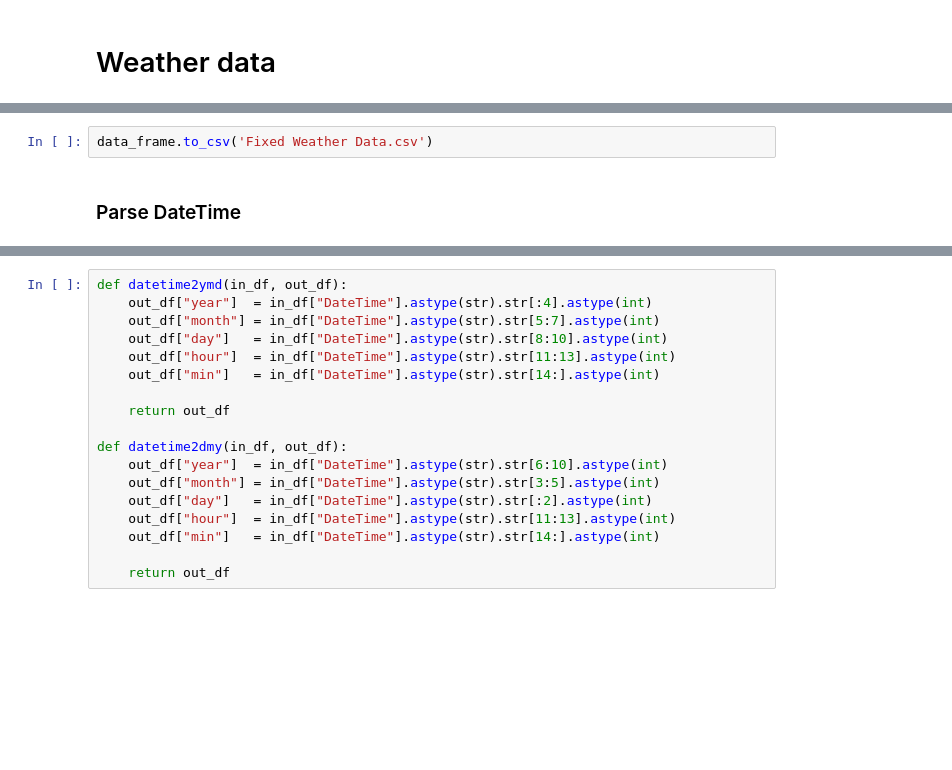
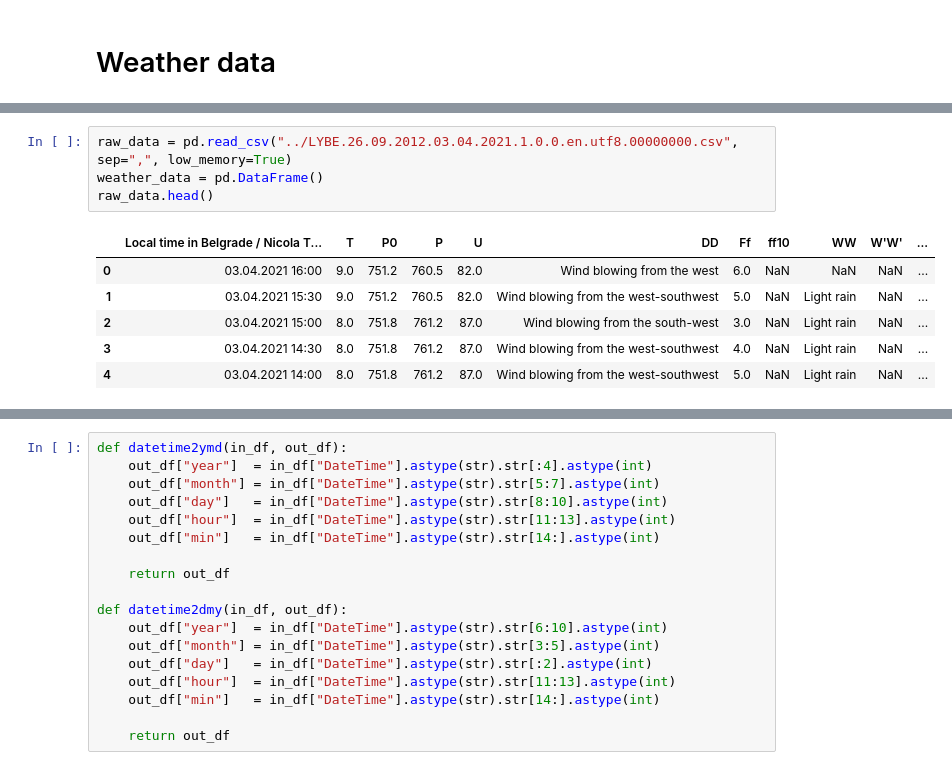
Before and after one commit to basicskill/matf-hackathon, a Jupyter notebook: model/Data Visualization.ipynb, the cells around one changed output, grey strips where cells are left out. Drawn from its saved outputs; the diff is of its cells as text; blank space fills up the shorter version.

```diff
--- a/model/Data Visualization.ipynb
+++ b/model/Data Visualization.ipynb
@@ -103,4 +19,11 @@ data_frame.head(100)
-# %%
-data_frame.to_csv('Fixed Weather Data.csv')
-# %% [markdown]
-### Parse DateTime
+# %%
+raw_data = pd.read_csv("../LYBE.26.09.2012.03.04.2021.1.0.0.en.utf8.00000000.csv", sep=",", low_memory=True)
+weather_data = pd.DataFrame()
+raw_data.head()
+# %% [output]
+|  | Local time in Belgrade / Nicola T... | T | P0 | P | U | DD | Ff | ff10 | WW | W'W' | ... |
+| 0 | 03.04.2021 16:00 | 9.0 | 751.2 | 760.5 | 82.0 | Wind blowing from the west | 6.0 | NaN | NaN | NaN | ... |
+| 1 | 03.04.2021 15:30 | 9.0 | 751.2 | 760.5 | 82.0 | Wind blowing from the west-southwest | 5.0 | NaN | Light rain | NaN | ... |
+| 2 | 03.04.2021 15:00 | 8.0 | 751.8 | 761.2 | 87.0 | Wind blowing from the south-west | 3.0 | NaN | Light rain | NaN | ... |
+| 3 | 03.04.2021 14:30 | 8.0 | 751.8 | 761.2 | 87.0 | Wind blowing from the west-southwest | 4.0 | NaN | Light rain | NaN | ... |
+| 4 | 03.04.2021 14:00 | 8.0 | 751.8 | 761.2 | 87.0 | Wind blowing from the west-southwest | 5.0 | NaN | Light rain | NaN | ... |
```
Also changed, not shown: parts of 31 cells of this notebook, 1 other file.
